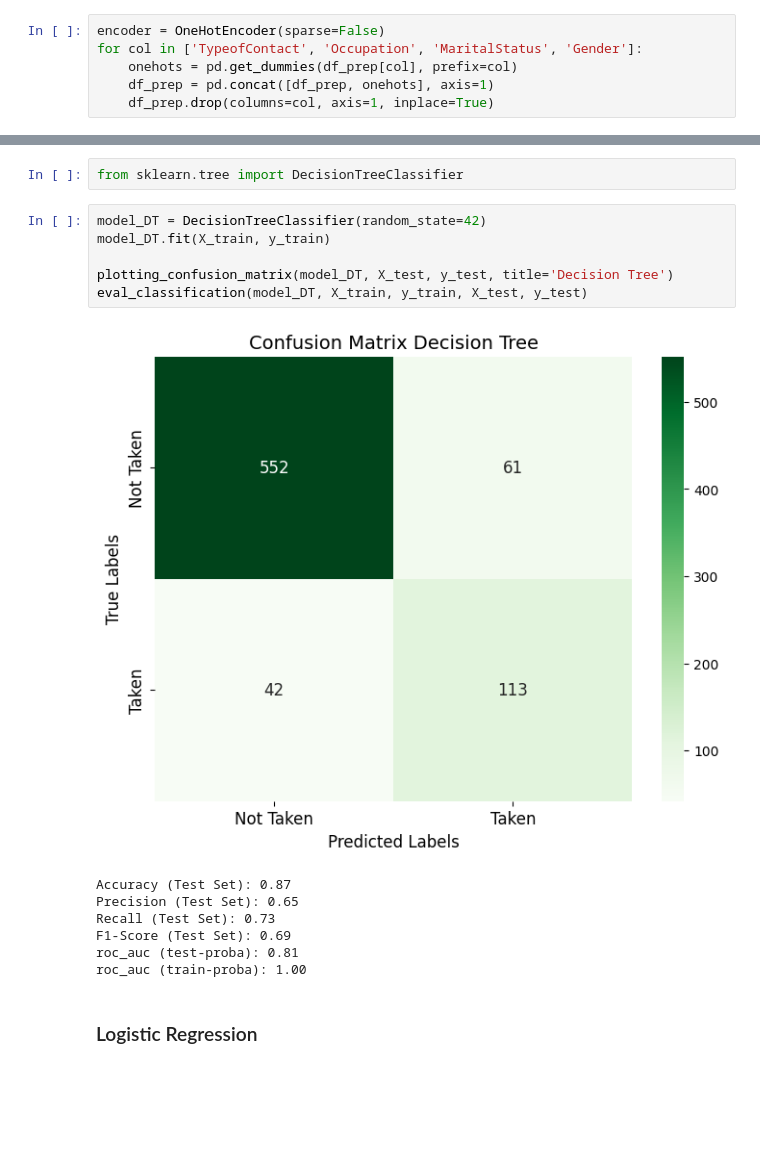
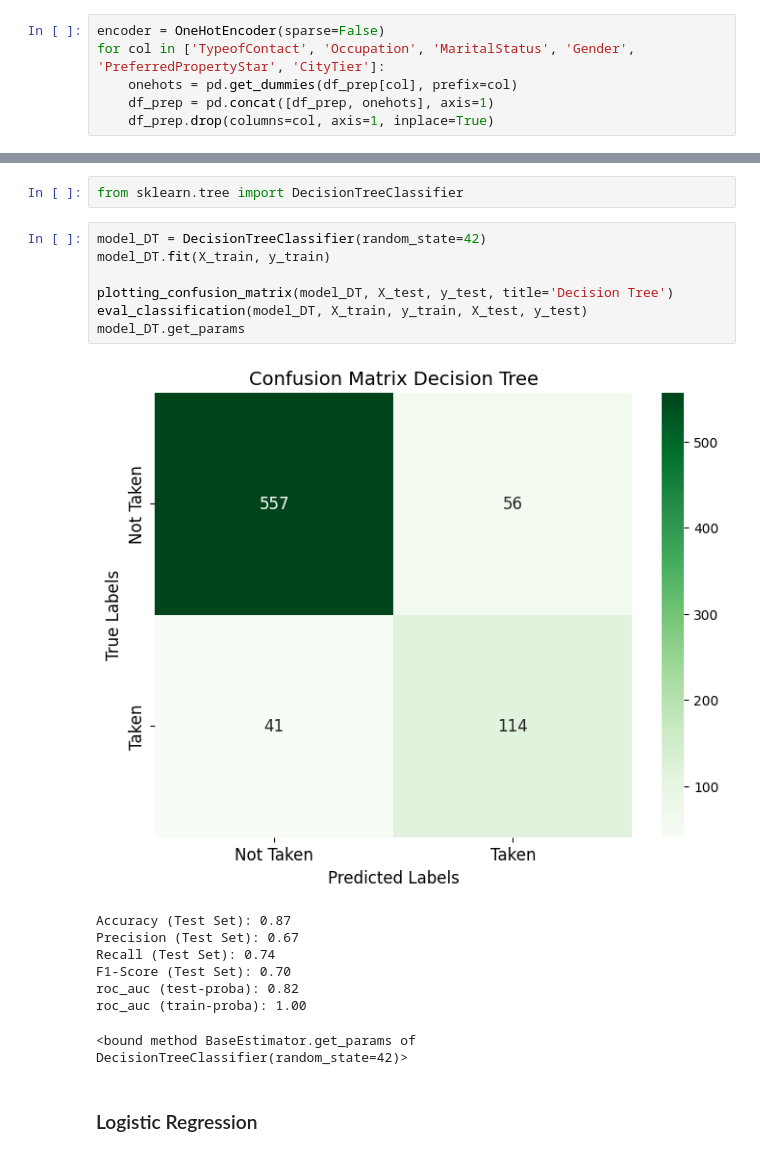
Before and after one commit to damaraira/ByteBenders, a Jupyter notebook: Modeling_Final Project.ipynb, the cells around one changed output, grey strips where cells are left out. Cells and saved outputs as stored; diff of their text form; blank space fills up the shorter version.

```diff
--- a/Modeling_Final Project.ipynb
+++ b/Modeling_Final Project.ipynb
@@ -265,7 +307,7 @@ df_prep['CityTier'].unique()
 array([3, 1, 2], dtype=int64)
 # %%
 encoder = OneHotEncoder(sparse=False)
-for col in ['TypeofContact', 'Occupation', 'MaritalStatus', 'Gender']:
+for col in ['TypeofContact', 'Occupation', 'MaritalStatus', 'Gender', 'PreferredPropertyStar', 'CityTier']:
     onehots = pd.get_dummies(df_prep[col], prefix=col)
     df_prep = pd.concat([df_prep, onehots], axis=1)
     df_prep.drop(columns=col, axis=1, inplace=True)
@@ -501,17 +503,19 @@ from sklearn.tree import DecisionTreeClassifier
 # %%
 model_DT = DecisionTreeClassifier(random_state=42)
 model_DT.fit(X_train, y_train)
 
 plotting_confusion_matrix(model_DT, X_test, y_test, title='Decision Tree')
 eval_classification(model_DT, X_train, y_train, X_test, y_test)
+model_DT.get_params
 # %% [output]
-[figure, old version]
+[figure, new version]
 Accuracy (Test Set): 0.87
-Precision (Test Set): 0.65
-Recall (Test Set): 0.73
-F1-Score (Test Set): 0.69
-roc_auc (test-proba): 0.81
+Precision (Test Set): 0.67
+Recall (Test Set): 0.74
+F1-Score (Test Set): 0.70
+roc_auc (test-proba): 0.82
 roc_auc (train-proba): 1.00
+<bound method BaseEstimator.get_params of DecisionTreeClassifier(random_state=42)>
 # %% [markdown]
 ### Logistic Regression
 # %%
```
Also changed, not shown: parts of 72 cells of this notebook.
